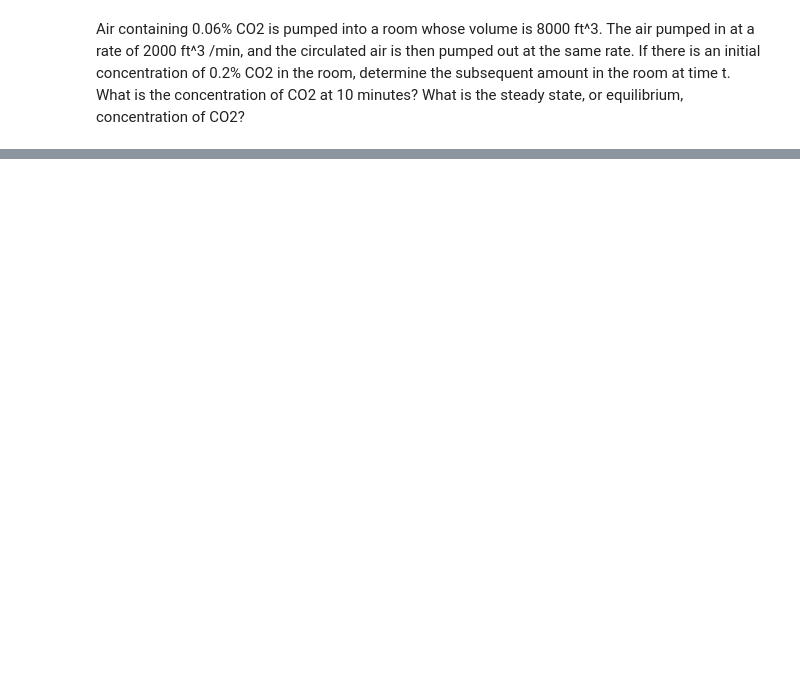
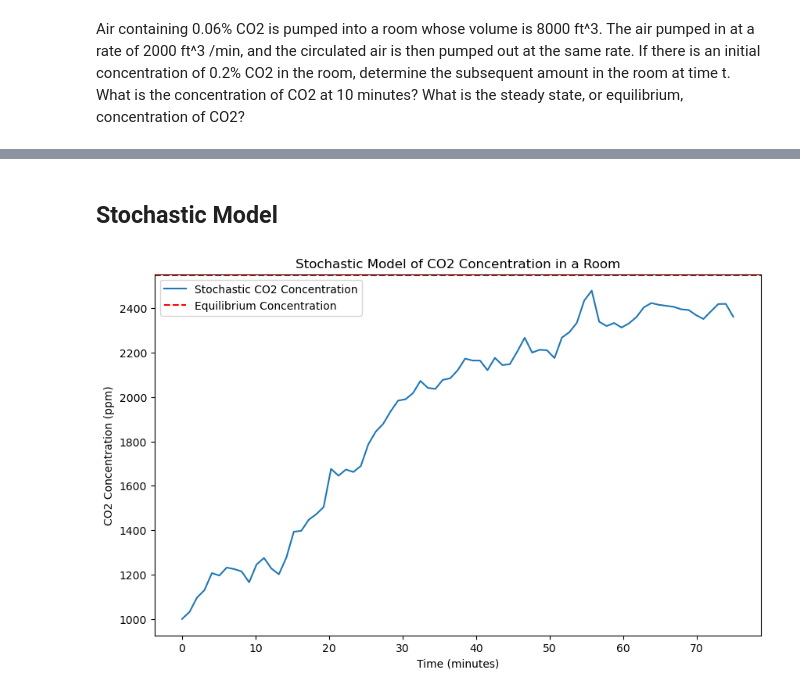
Before and after one commit to coreyddsc/aranet4-project, a Jupyter notebook: air_flow_modeling.ipynb, the cells around one changed output, grey strips where cells are left out. Drawn from its saved outputs; the diff is of its cells as text; code cells hidden in the pictures; blank space fills up the shorter version.

Commit message:
file cleaning & models update

```diff
--- a/air_flow_modeling.ipynb
+++ b/air_flow_modeling.ipynb
@@ -56,0 +189,42 @@ The steady-state, or equilibrium, concentration of CO2 occurs when the rate of c
+# %% [markdown]
+## Stochastic Model
+# %%
+import numpy as np
+import matplotlib.pyplot as plt
+
+# # Parameters
+# V = 8000  # Volume of the room in ft³
+# Q = 2000  # Airflow rate in ft³/min
+# C_in = 600  # Incoming CO2 concentration in ppm
+# C0 = 2000  # Initial CO2 concentration in ppm
+
+# Constants
+V = 30*30*10  # Volume of the room in ft^3
+Q = 15*17  # Air flow rate in ft^3/min (175 is an estimated amount) This might be too low, but 2000 is way to high.
+            # 15 ft^3/min per person * 17 people is a rough estimate of the air flow rate
+C_in = 150*17  # Concentration of CO2 in incoming air (150 co2/person) *(17 person)
+C0 = 1000  # Initial concentration of CO2 in the room
+sigma = 50  # Intensity of the noise
+dt = 1  # Time step in minutes
+T = 75  # Total time in minutes
+N = int(T / dt)  # Number of steps
+t = np.linspace(0, T, N)  # Time vector
+
+# Euler-Maruyama method
+C = np.zeros(N)
+C[0] = C0
+for i in range(1, N):
+    dW = np.random.normal(0, np.sqrt(dt))  # Increment of Wiener process
+    C[i] = C[i-1] + (Q/V) * (C_in - C[i-1]) * dt + sigma * dW
+
+# Plotting
+plt.figure(figsize=(10, 6))
+plt.plot(t, C, label='Stochastic CO2 Concentration')
+plt.axhline(y=C_in, color='r', linestyle='--', label='Equilibrium Concentration')
+plt.xlabel('Time (minutes)')
+plt.ylabel('CO2 Concentration (ppm)')
+plt.title('Stochastic Model of CO2 Concentration in a Room')
+plt.legend()
+plt.show()
+# %% [output]
+[figure, added]
```
Also changed, not shown: parts of 11 cells of this notebook, 9 other files.
